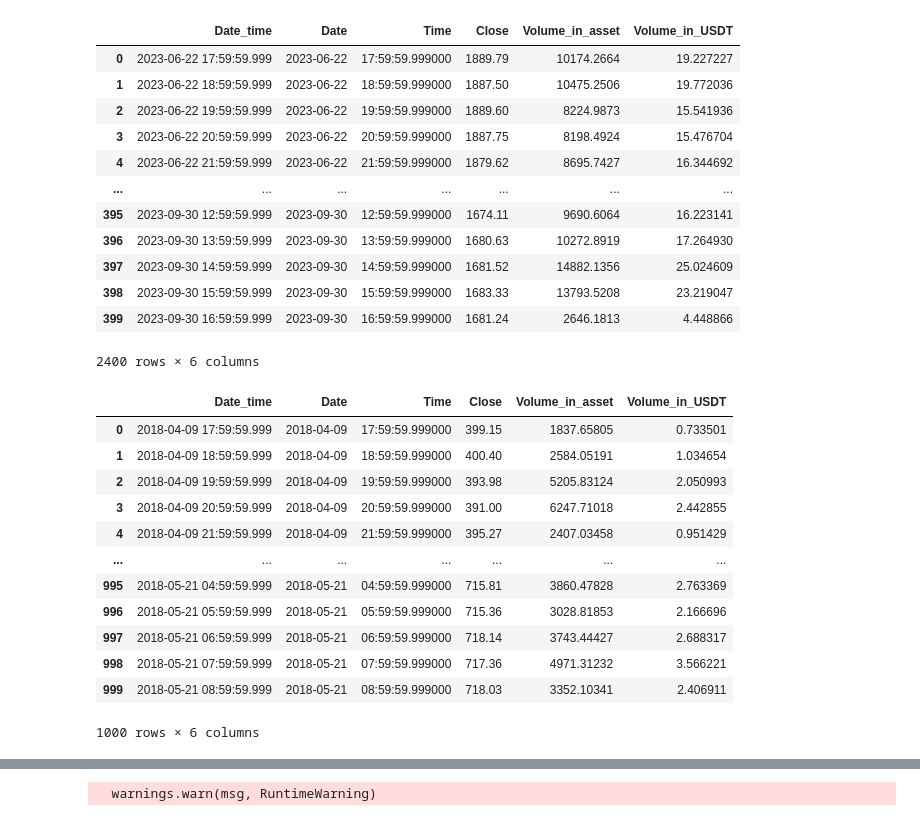
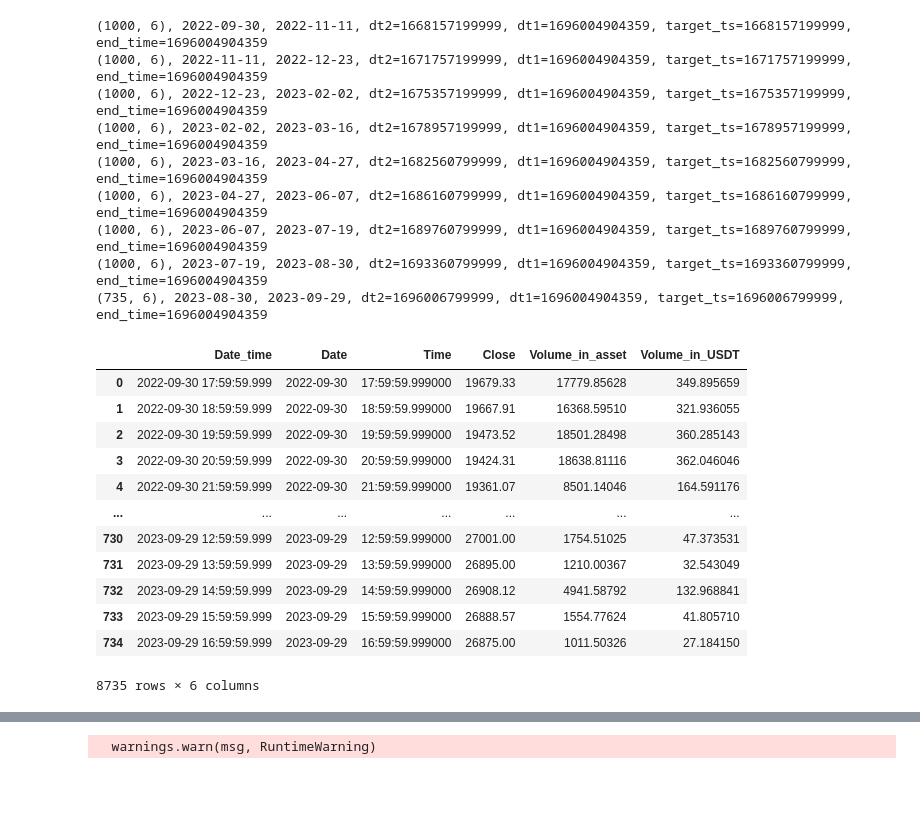
Before and after one commit to apastukhanov/idao_analytics, a Jupyter notebook: crypto_returns_dist.ipynb, the cells around one changed output, grey strips where cells are left out. Saved outputs shown, nothing was run; the diff lists cells and outputs as text; code cells hidden in the pictures; blank space fills up the shorter version.

```diff
--- a/crypto_returns_dist.ipynb
+++ b/crypto_returns_dist.ipynb
@@ -14,6 +14,8 @@ import seaborn as sns
 import matplotlib.pyplot as plt
 
 import requests
+# %%
+pd.options.display.float_format = '{:,.2f}'.format
 # %%
 def get_prices_binance(symbol: str,
                        interval: str,
@@ -50,11 +28,0 @@ datetime.datetime(2018, 5, 21, 5, 59, 59, 999000)
-# %%
-interval = '1h'
-
-ticker  = 'ETHUSDT'
-
-get_date = lambda delta: int((datetime.now() - timedelta(days=delta)).timestamp() * 1000)
-
-dt1 = get_date(0)
-dt2 = get_date(100)
-
-data = collect_prices_binance(ticker, interval, dt2, dt1)
@@ -68,19 +29,3 @@ data = collect_prices_binance(ticker, interval, dt2, dt1)
-# %%
-data.
-# %% [output]
-|  | Date_time | Date | Time | Close | Volume_in_asset | Volume_in_USDT |
-| 0 | 2023-06-22 17:59:59.999 | 2023-06-22 | 17:59:59.999000 | 1889.79 | 10174.2664 | 19.227227 |
-| 1 | 2023-06-22 18:59:59.999 | 2023-06-22 | 18:59:59.999000 | 1887.50 | 10475.2506 | 19.772036 |
-| 2 | 2023-06-22 19:59:59.999 | 2023-06-22 | 19:59:59.999000 | 1889.60 | 8224.9873 | 15.541936 |
-| 3 | 2023-06-22 20:59:59.999 | 2023-06-22 | 20:59:59.999000 | 1887.75 | 8198.4924 | 15.476704 |
-| 4 | 2023-06-22 21:59:59.999 | 2023-06-22 | 21:59:59.999000 | 1879.62 | 8695.7427 | 16.344692 |
-| ... | ... | ... | ... | ... | ... | ... |
-| 395 | 2023-09-30 12:59:59.999 | 2023-09-30 | 12:59:59.999000 | 1674.11 | 9690.6064 | 16.223141 |
-| 396 | 2023-09-30 13:59:59.999 | 2023-09-30 | 13:59:59.999000 | 1680.63 | 10272.8919 | 17.264930 |
-| 397 | 2023-09-30 14:59:59.999 | 2023-09-30 | 14:59:59.999000 | 1681.52 | 14882.1356 | 25.024609 |
-| 398 | 2023-09-30 15:59:59.999 | 2023-09-30 | 15:59:59.999000 | 1683.33 | 13793.5208 | 23.219047 |
-| 399 | 2023-09-30 16:59:59.999 | 2023-09-30 | 16:59:59.999000 | 1681.24 | 2646.1813 | 4.448866 |
-2400 rows × 6 columns
 # %%
 def create_df(data: Dict) -> pd.DataFrame:
     df = pd.DataFrame(data, columns=['Open time', 'Open', 'High', 'Low', 'Close', 'Volume', 'Close time',
@@ -169,27 +114,37 @@ distributions = [
 ]
 # %%
 interval = '1h'
-ticker  = 'ETHUSDT'
+ticker  = 'BTCUSDT'
 
 get_date = lambda delta: int((datetime.now() - timedelta(days=delta)).timestamp() * 1000)
 
 dt1 = get_date(1)
-dt2 = get_date(2000)
+dt2 = get_date(365)
 
-data = get_prices_binance(ticker, interval, dt2, dt1)
-df = create_df(data)
+# data = get_prices_binance(ticker, interval, dt2, dt1)
+# df = create_df(data)
+df = collect_prices_binance(ticker, interval, dt2, dt1)
 df
 # %% [output]
+(1000, 6), 2022-09-30, 2022-11-11, dt2=1668157199999, dt1=1696004904359, target_ts=1668157199999, end_time=1696004904359
+(1000, 6), 2022-11-11, 2022-12-23, dt2=1671757199999, dt1=1696004904359, target_ts=1671757199999, end_time=1696004904359
+(1000, 6), 2022-12-23, 2023-02-02, dt2=1675357199999, dt1=1696004904359, target_ts=1675357199999, end_time=1696004904359
+(1000, 6), 2023-02-02, 2023-03-16, dt2=1678957199999, dt1=1696004904359, target_ts=1678957199999, end_time=1696004904359
+(1000, 6), 2023-03-16, 2023-04-27, dt2=1682560799999, dt1=1696004904359, target_ts=1682560799999, end_time=1696004904359
+(1000, 6), 2023-04-27, 2023-06-07, dt2=1686160799999, dt1=1696004904359, target_ts=1686160799999, end_time=1696004904359
+(1000, 6), 2023-06-07, 2023-07-19, dt2=1689760799999, dt1=1696004904359, target_ts=1689760799999, end_time=1696004904359
+(1000, 6), 2023-07-19, 2023-08-30, dt2=1693360799999, dt1=1696004904359, target_ts=1693360799999, end_time=1696004904359
+(735, 6), 2023-08-30, 2023-09-29, dt2=1696006799999, dt1=1696004904359, target_ts=1696006799999, end_time=1696004904359
 |  | Date_time | Date | Time | Close | Volume_in_asset | Volume_in_USDT |
-| 0 | 2018-04-09 17:59:59.999 | 2018-04-09 | 17:59:59.999000 | 399.15 | 1837.65805 | 0.733501 |
-| 1 | 2018-04-09 18:59:59.999 | 2018-04-09 | 18:59:59.999000 | 400.40 | 2584.05191 | 1.034654 |
-| 2 | 2018-04-09 19:59:59.999 | 2018-04-09 | 19:59:59.999000 | 393.98 | 5205.83124 | 2.050993 |
-| 3 | 2018-04-09 20:59:59.999 | 2018-04-09 | 20:59:59.999000 | 391.00 | 6247.71018 | 2.442855 |
-| 4 | 2018-04-09 21:59:59.999 | 2018-04-09 | 21:59:59.999000 | 395.27 | 2407.03458 | 0.951429 |
+| 0 | 2022-09-30 17:59:59.999 | 2022-09-30 | 17:59:59.999000 | 19679.33 | 17779.85628 | 349.895659 |
+| 1 | 2022-09-30 18:59:59.999 | 2022-09-30 | 18:59:59.999000 | 19667.91 | 16368.59510 | 321.936055 |
+| 2 | 2022-09-30 19:59:59.999 | 2022-09-30 | 19:59:59.999000 | 19473.52 | 18501.28498 | 360.285143 |
+| 3 | 2022-09-30 20:59:59.999 | 2022-09-30 | 20:59:59.999000 | 19424.31 | 18638.81116 | 362.046046 |
+| 4 | 2022-09-30 21:59:59.999 | 2022-09-30 | 21:59:59.999000 | 19361.07 | 8501.14046 | 164.591176 |
 | ... | ... | ... | ... | ... | ... | ... |
-| 995 | 2018-05-21 04:59:59.999 | 2018-05-21 | 04:59:59.999000 | 715.81 | 3860.47828 | 2.763369 |
-| 996 | 2018-05-21 05:59:59.999 | 2018-05-21 | 05:59:59.999000 | 715.36 | 3028.81853 | 2.166696 |
-| 997 | 2018-05-21 06:59:59.999 | 2018-05-21 | 06:59:59.999000 | 718.14 | 3743.44427 | 2.688317 |
-| 998 | 2018-05-21 07:59:59.999 | 2018-05-21 | 07:59:59.999000 | 717.36 | 4971.31232 | 3.566221 |
-| 999 | 2018-05-21 08:59:59.999 | 2018-05-21 | 08:59:59.999000 | 718.03 | 3352.10341 | 2.406911 |
+| 730 | 2023-09-29 12:59:59.999 | 2023-09-29 | 12:59:59.999000 | 27001.00 | 1754.51025 | 47.373531 |
+| 731 | 2023-09-29 13:59:59.999 | 2023-09-29 | 13:59:59.999000 | 26895.00 | 1210.00367 | 32.543049 |
+| 732 | 2023-09-29 14:59:59.999 | 2023-09-29 | 14:59:59.999000 | 26908.12 | 4941.58792 | 132.968841 |
+| 733 | 2023-09-29 15:59:59.999 | 2023-09-29 | 15:59:59.999000 | 26888.57 | 1554.77624 | 41.805710 |
+| 734 | 2023-09-29 16:59:59.999 | 2023-09-29 | 16:59:59.999000 | 26875.00 | 1011.50326 | 27.184150 |
-1000 rows × 6 columns
+8735 rows × 6 columns
```
Also changed, not shown: parts of 11 cells of this notebook, 2 other files.
